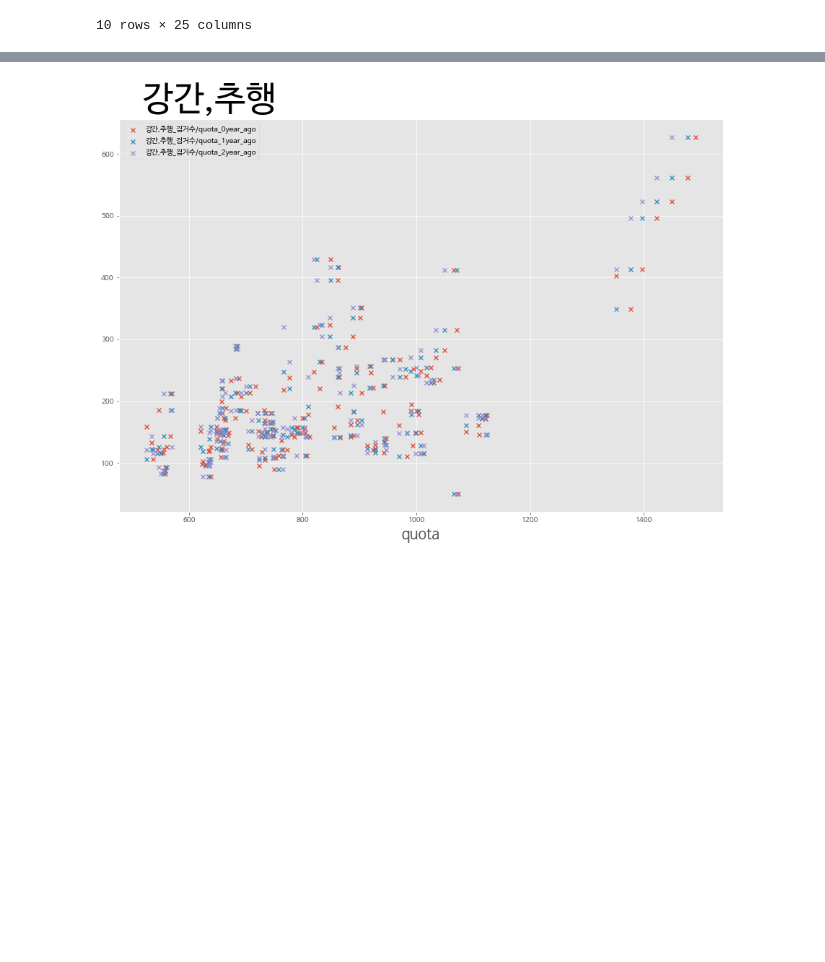
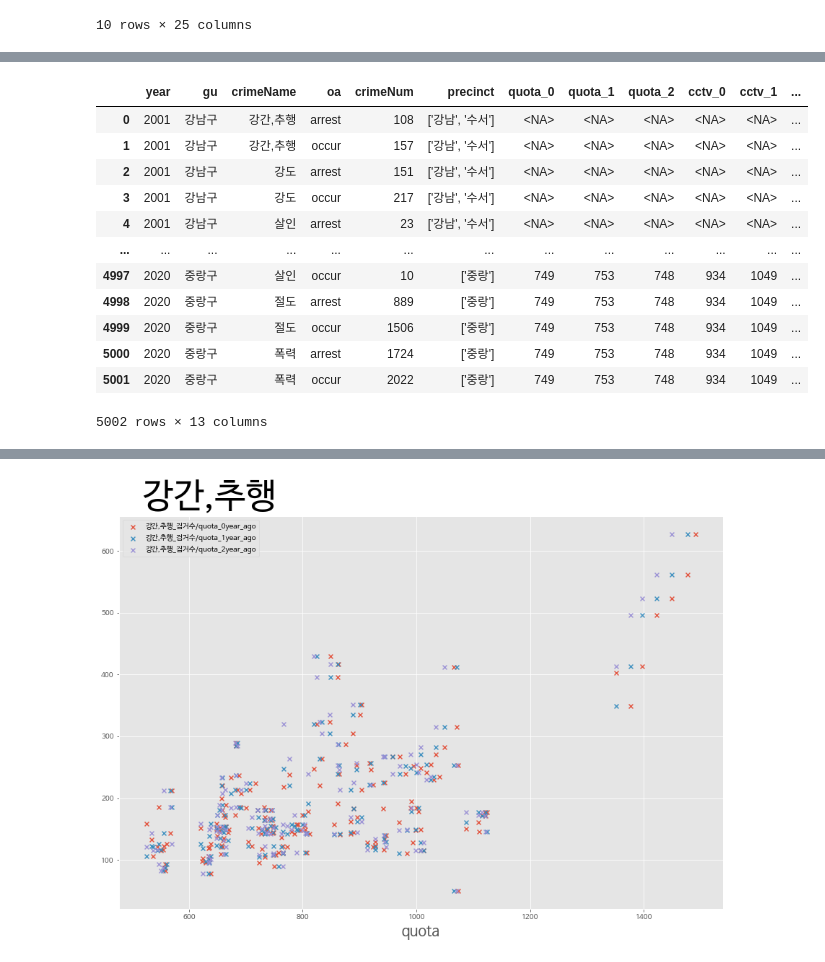
Before and after one commit to dacon-competition-seoul/dacon-seoul, a Jupyter notebook: 자치구별분석.ipynb, the cells around one changed output, grey strips where cells are left out. Drawn from its saved outputs; the diff is of its cells as text; code cells hidden in the pictures; blank space fills up the shorter version.

```diff
--- a/자치구별분석.ipynb
+++ b/자치구별분석.ipynb
@@ -38,0 +55,16 @@ df_cctv
+# %%
+df
+# %% [output]
+|  | year | gu | crimeName | oa | crimeNum | precinct | quota_0 | quota_1 | quota_2 | cctv_0 | cctv_1 | ... |
+| 0 | 2001 | 강남구 | 강간,추행 | arrest | 108 | ['강남', '수서'] | <NA> | <NA> | <NA> | <NA> | <NA> | ... |
+| 1 | 2001 | 강남구 | 강간,추행 | occur | 157 | ['강남', '수서'] | <NA> | <NA> | <NA> | <NA> | <NA> | ... |
+| 2 | 2001 | 강남구 | 강도 | arrest | 151 | ['강남', '수서'] | <NA> | <NA> | <NA> | <NA> | <NA> | ... |
+| 3 | 2001 | 강남구 | 강도 | occur | 217 | ['강남', '수서'] | <NA> | <NA> | <NA> | <NA> | <NA> | ... |
+| 4 | 2001 | 강남구 | 살인 | arrest | 23 | ['강남', '수서'] | <NA> | <NA> | <NA> | <NA> | <NA> | ... |
+| ... | ... | ... | ... | ... | ... | ... | ... | ... | ... | ... | ... | ... |
+| 4997 | 2020 | 중랑구 | 살인 | occur | 10 | ['중랑'] | 749 | 753 | 748 | 934 | 1049 | ... |
+| 4998 | 2020 | 중랑구 | 절도 | arrest | 889 | ['중랑'] | 749 | 753 | 748 | 934 | 1049 | ... |
+| 4999 | 2020 | 중랑구 | 절도 | occur | 1506 | ['중랑'] | 749 | 753 | 748 | 934 | 1049 | ... |
+| 5000 | 2020 | 중랑구 | 폭력 | arrest | 1724 | ['중랑'] | 749 | 753 | 748 | 934 | 1049 | ... |
+| 5001 | 2020 | 중랑구 | 폭력 | occur | 2022 | ['중랑'] | 749 | 753 | 748 | 934 | 1049 | ... |
+5002 rows × 13 columns
```
Also changed, not shown: parts of 13 cells of this notebook.
